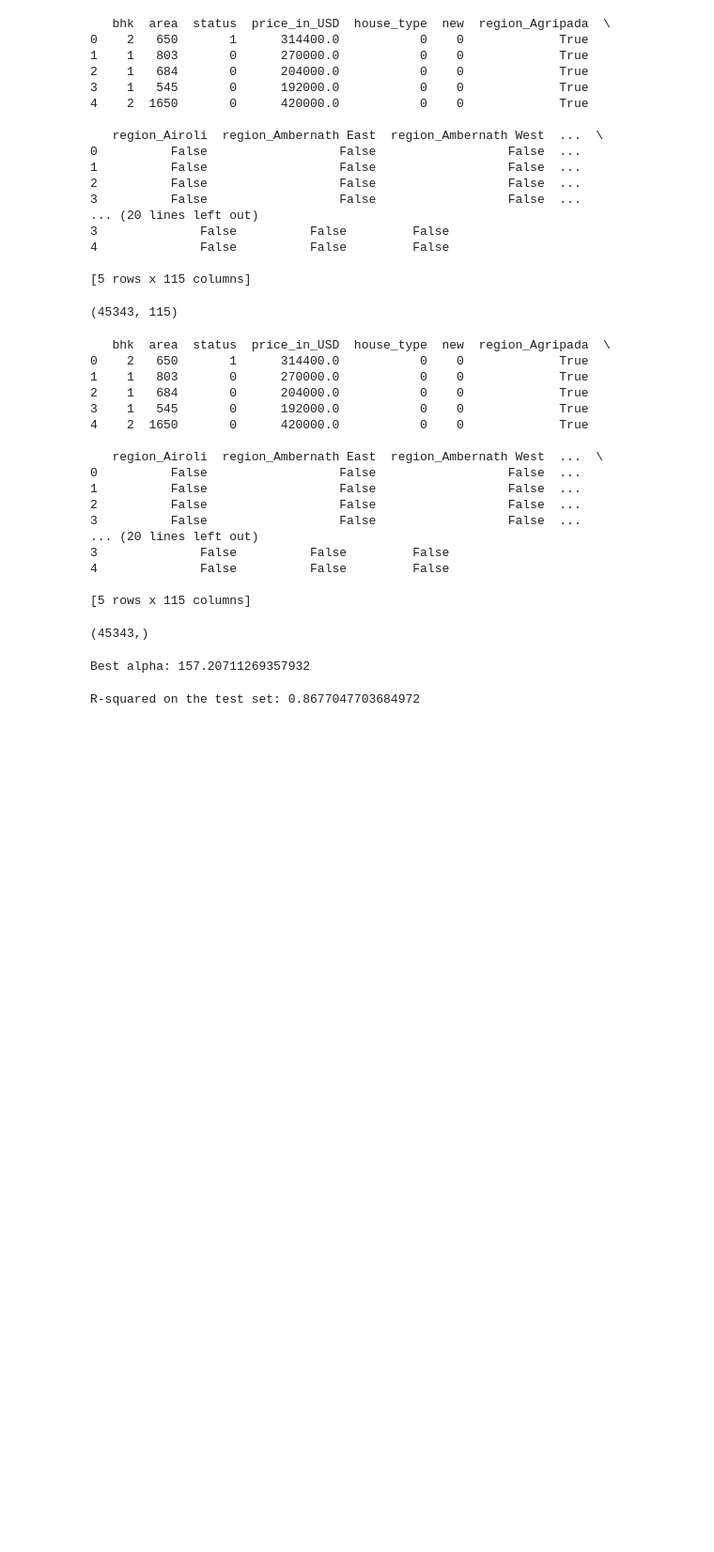
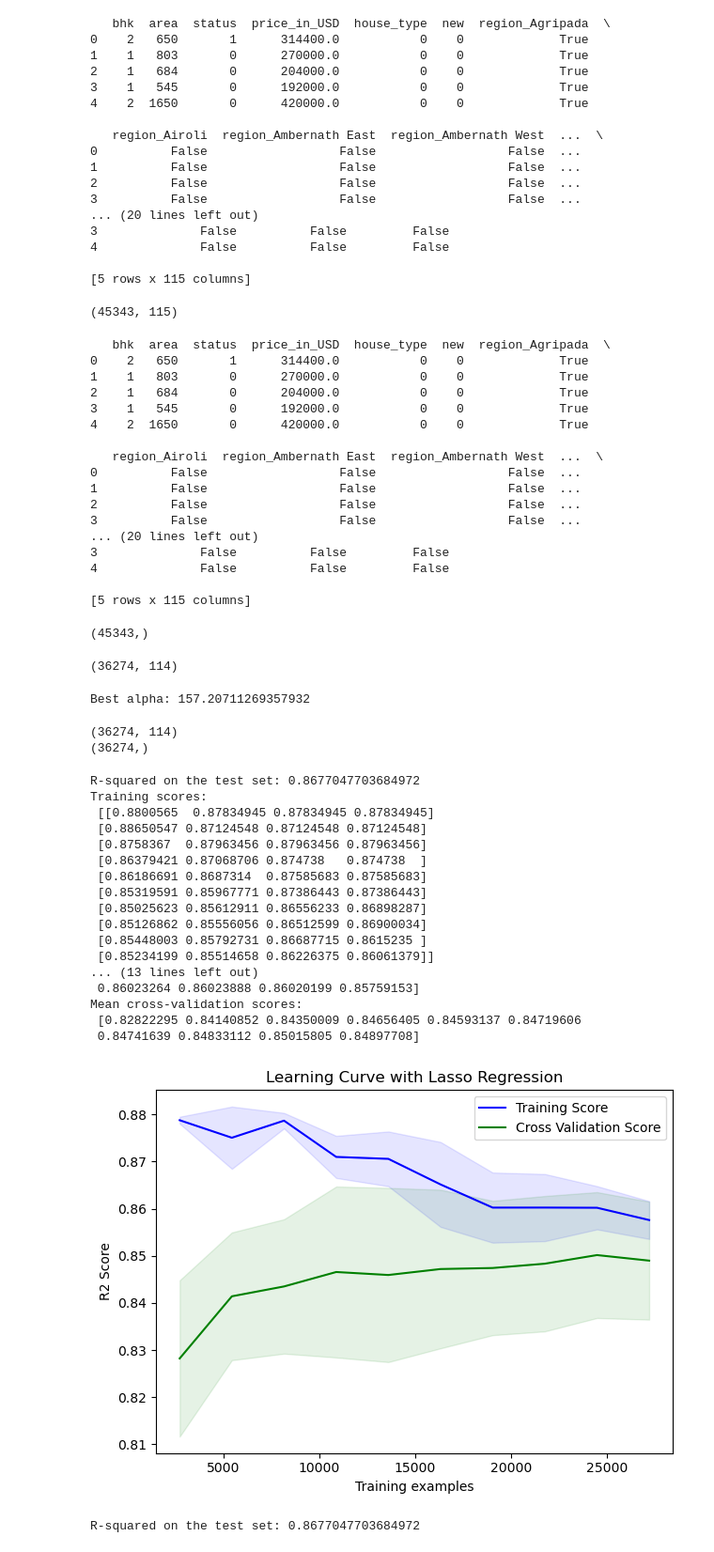
Before and after one commit to MinhPhucLe/Machine-Learning-Project-2023.2, a Jupyter notebook: nam/lasso_regression.ipynb, the cells around one changed output. Shown: that part at 94% size. Drawn from its saved outputs; the diff is of its cells as text; code cells hidden in the pictures; blank space fills up the shorter version.

```diff
--- a/nam/lasso_regression.ipynb
+++ b/nam/lasso_regression.ipynb
@@ -62,6 +62,10 @@ Y = dt.price_in_USD
 print(Y.shape)
 # %% [output]
 (45343,)
+# %%
+X_train.shape
+# %% [output]
+(36274, 114)
 # %%
 from sklearn.linear_model import LassoCV, Lasso
 from sklearn.datasets import make_regression
@@ -82,6 +86,81 @@ reg_lasso_cv = LassoCV(cv=5, random_state=0).fit(X_train_scaled, Y_train)
 print(f"Best alpha: {reg_lasso_cv.alpha_}")
 # %% [output]
 Best alpha: 157.20711269357932
+# %%
+print(X_train_scaled.shape)
+print(Y_train.shape)
+# %% [output]
+(36274, 114)
+(36274,)
+# %%
+import numpy as np
+import matplotlib.pyplot as plt
+from sklearn.linear_model import Lasso
+from sklearn.model_selection import learning_curve
+from sklearn.preprocessing import StandardScaler
+
+# Assuming X_train_scaled, X_test_scaled, Y_train, Y_test are already defined
+
+# Initialize the Lasso model with the best alpha value
+reg_lasso = Lasso(alpha=reg_lasso_cv.alpha_)
+reg_lasso.fit(X_train_scaled, Y_train)
+
+# Evaluate the model on the test set
+score = reg_lasso.score(X_test_scaled, Y_test)
+print("R-squared on the test set:", score)
+
+# Calculate learning curve
+train_sizes, train_scores, val_scores = learning_curve(
+    reg_lasso, X_train_scaled, Y_train, cv=4, train_sizes=np.linspace(0.1, 1.0, 10), scoring="r2"
+)
+
+# Calculate mean and standard deviation of training and validation scores
+train_scores_mean = np.mean(train_scores, axis=1)
+train_scores_std = np.std(train_scores, axis=1)
+val_scores_mean = np.mean(val_scores, axis=1)
+val_scores_std = np.std(val_scores, axis=1)
+
+# Print the training scores and cross-validation scores
+print("Training scores:\n", train_scores)
+print("Cross-validation scores:\n", val_scores)
+
+# Print the mean and standard deviation of training and cross-validation scores
+print("Mean training scores:\n", train_scores_mean)
+print("Mean cross-validation scores:\n", val_scores_mean)
+
+# Plot the learning curve
+plt.figure()
+plt.plot(train_sizes, train_scores_mean, label="Training Score", color='b')
+plt.fill_between(train_sizes, train_scores_mean - train_scores_std, train_scores_mean + train_scores_std, color='b', alpha=0.1)
+plt.plot(train_sizes, val_scores_mean, label="Cross Validation Score", color='g')
+plt.fill_between(train_sizes, val_scores_mean - val_scores_std, val_scores_mean + val_scores_std, color='g', alpha=0.1)
+
+# Adding titles and labels
+plt.title("Learning Curve with Lasso Regression")
+plt.xlabel("Training examples")
+plt.ylabel("R2 Score")
+plt.legend(loc='best')
+plt.tight_layout()
+plt.show()
+# %% [output]
+R-squared on the test set: 0.8677047703684972
+Training scores:
+ [[0.8800565  0.87834945 0.87834945 0.87834945]
+ [0.88650547 0.87124548 0.87124548 0.87124548]
+ [0.8758367  0.87963456 0.87963456 0.87963456]
+ [0.86379421 0.87068706 0.874738   0.874738  ]
+ [0.86186691 0.8687314  0.87585683 0.87585683]
+ [0.85319591 0.85967771 0.87386443 0.87386443]
+ [0.85025623 0.85612911 0.86556233 0.86898287]
+ [0.85126862 0.85556056 0.86512599 0.86900034]
+ [0.85448003 0.85792731 0.86687715 0.8615235 ]
+ [0.85234199 0.85514658 0.86226375 0.86061379]]
+... (13 lines left out)
+ 0.86023264 0.86023888 0.86020199 0.85759153]
+Mean cross-validation scores:
+ [0.82822295 0.84140852 0.84350009 0.84656405 0.84593137 0.84719606
+ 0.84741639 0.84833112 0.85015805 0.84897708]
+[figure, added]
 # %%
 # Khởi tạo mô hình Lasso với alpha tốt nhất
 reg_lasso = Lasso(alpha=reg_lasso_cv.alpha_)
```
Also changed, not shown: parts of 1 cell of this notebook, 2 other files.
